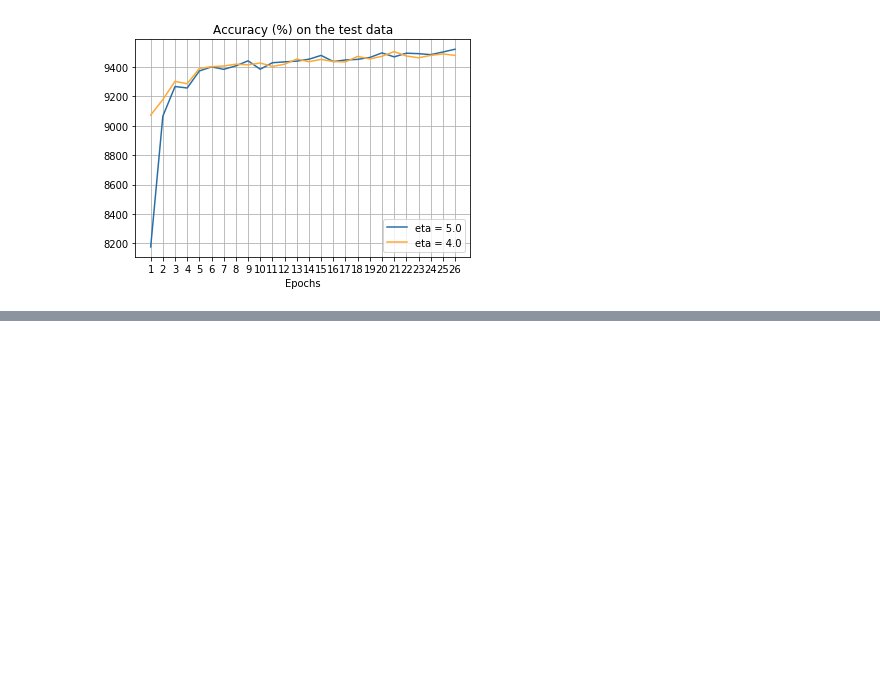
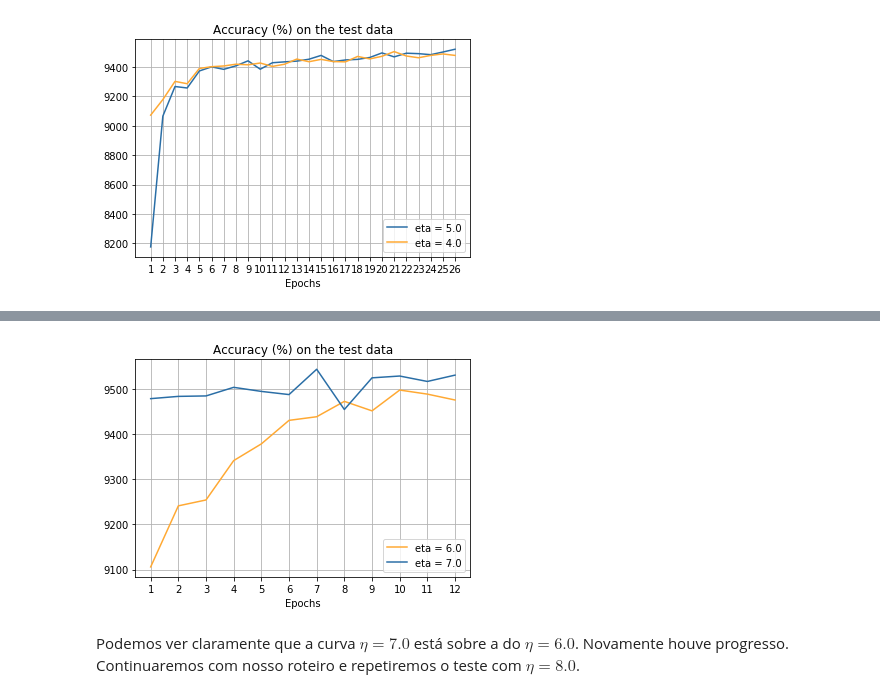
Before and after one commit to pedrovbeltran/neural-networks-and-deep-learning, a Jupyter notebook: Mini-projeto/Mini-projeto - MNIST.ipynb, the cells around one changed output, grey strips where cells are left out. Drawn from its saved outputs; the diff is of its cells as text; code cells hidden in the pictures; blank space fills up the shorter version.

```diff
--- a/Mini-projeto/Mini-projeto - MNIST.ipynb
+++ b/Mini-projeto/Mini-projeto - MNIST.ipynb
@@ -323,0 +462,36 @@ Anaisando o gráfico acima vimos que os desempenhos estão muito próximos, port
+# %%
+from matplotlib_for_total_acc_2 import plot
+import json
+
+# Loading results from a file
+def load_data(filename):
+    f = open(filename, "r")
+    data = json.load(f)
+    f.close()
+    return data
+#*************************************
+
+accuracy = []
+
+data_test1 = load_data("saved_accuracies_official_test4.json")
+data_test2 = load_data("saved_accuracies_official_test5.json")
+
+
+# In this part we're slicing one of the lists so they can be on the same plot
+if (len(data_test1["test_accuracy"]) > len(data_test2["test_accuracy"])):
+    accuracy = [data_test1["test_accuracy"][:len(data_test2["test_accuracy"])]]
+    accuracy.append(data_test2["test_accuracy"])
+    plot(len(accuracy), len(accuracy[0]), accuracy, \
+         [('eta = 6.0','#FFA933'), \
+          ('eta = 7.0','#2A6EA6')])
+
+else:
+    accuracy = [data_test2["test_accuracy"][:len(data_test1["test_accuracy"])]]
+    accuracy.append(data_test1["test_accuracy"])
+    plot(len(accuracy), len(accuracy[0]), accuracy, \
+         [('eta = 7.0','#2A6EA6'), \
+          ('eta = 6.0','#FFA933')])
+# %% [output]
+[figure, added]
+# %% [markdown]
+Podemos ver claramente que a curva $\eta = 7.0$ está sobre a do $\eta = 6.0$. Novamente houve progresso. Continuaremos com nosso roteiro e repetiremos o teste com $\eta = 8.0$.
```
Also changed, not shown: parts of 45 cells of this notebook.
